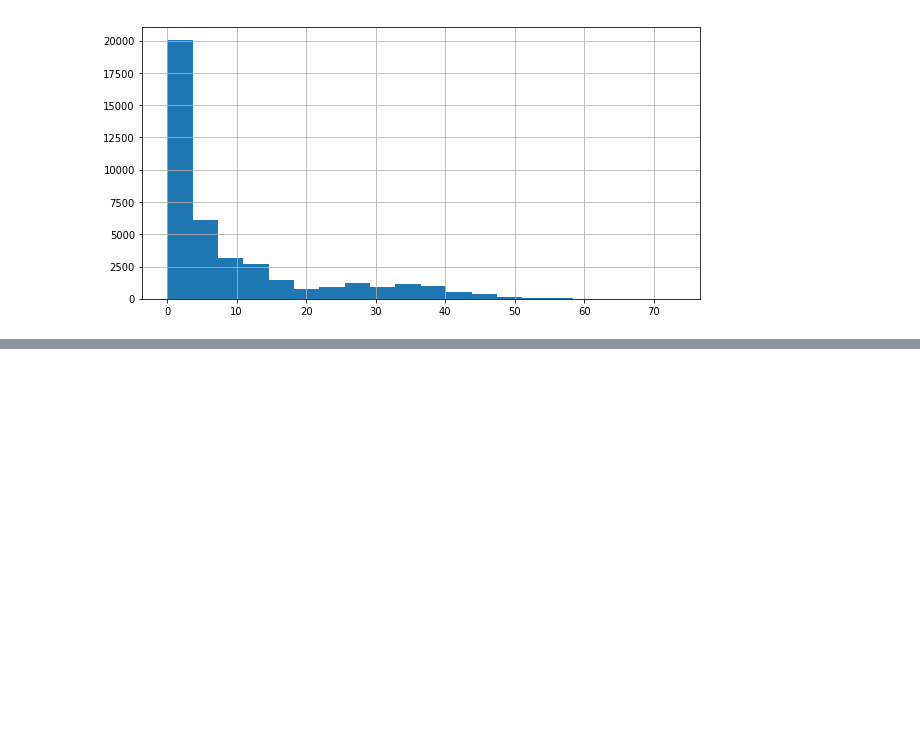
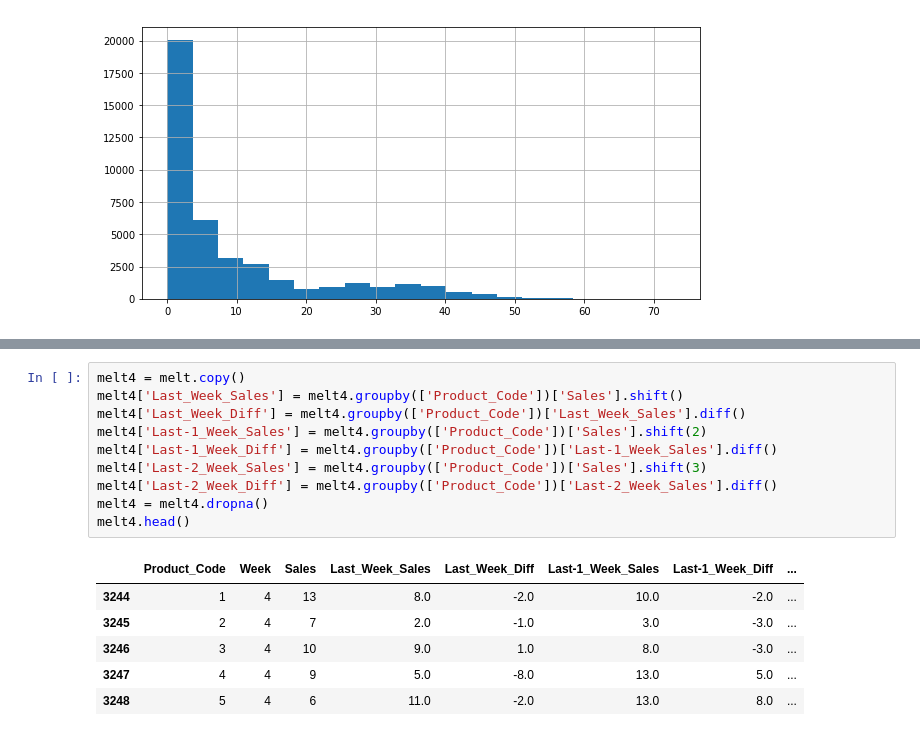
Before and after one commit to yungshun317/sklearn-time-series-forcasting-lgbm-regressor, a Jupyter notebook: sales-transactions-dataset-weekly.ipynb, the cells around one changed output, grey strips where cells are left out. Saved outputs shown, nothing was run; the diff lists cells and outputs as text; blank space fills up the shorter version.

```diff
--- a/sales-transactions-dataset-weekly.ipynb
+++ b/sales-transactions-dataset-weekly.ipynb
@@ -154,0 +244,17 @@ melt2['Sales'].hist(bins=20, figsize=(10,5))
+# %%
+melt4 = melt.copy()
+melt4['Last_Week_Sales'] = melt4.groupby(['Product_Code'])['Sales'].shift()
+melt4['Last_Week_Diff'] = melt4.groupby(['Product_Code'])['Last_Week_Sales'].diff()
+melt4['Last-1_Week_Sales'] = melt4.groupby(['Product_Code'])['Sales'].shift(2)
+melt4['Last-1_Week_Diff'] = melt4.groupby(['Product_Code'])['Last-1_Week_Sales'].diff()
+melt4['Last-2_Week_Sales'] = melt4.groupby(['Product_Code'])['Sales'].shift(3)
+melt4['Last-2_Week_Diff'] = melt4.groupby(['Product_Code'])['Last-2_Week_Sales'].diff()
+melt4 = melt4.dropna()
+melt4.head()
+# %% [output]
+|  | Product_Code | Week | Sales | Last_Week_Sales | Last_Week_Diff | Last-1_Week_Sales | Last-1_Week_Diff | ... |
+| 3244 | 1 | 4 | 13 | 8.0 | -2.0 | 10.0 | -2.0 | ... |
+| 3245 | 2 | 4 | 7 | 2.0 | -1.0 | 3.0 | -3.0 | ... |
+| 3246 | 3 | 4 | 10 | 9.0 | 1.0 | 8.0 | -3.0 | ... |
+| 3247 | 4 | 4 | 9 | 5.0 | -8.0 | 13.0 | 5.0 | ... |
+| 3248 | 5 | 4 | 6 | 11.0 | -2.0 | 13.0 | 8.0 | ... |
```
Also changed, not shown: parts of 6 cells of this notebook.
